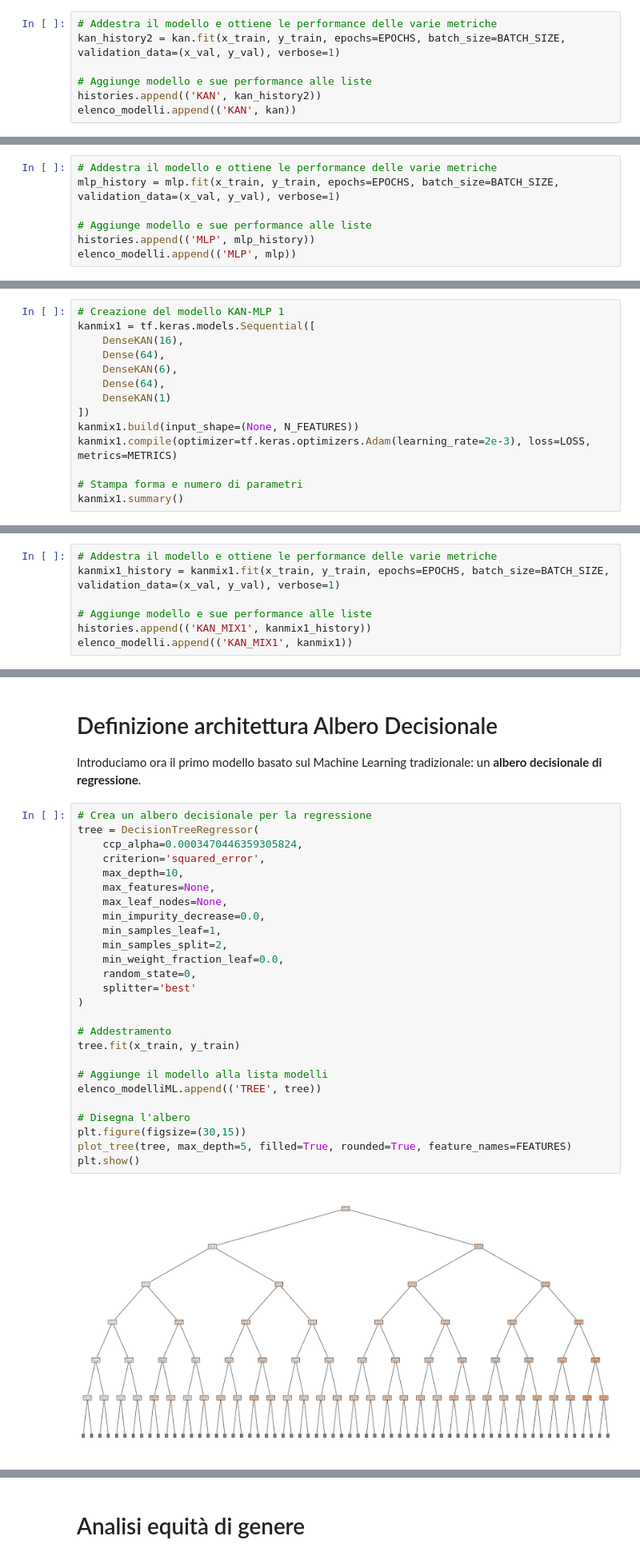
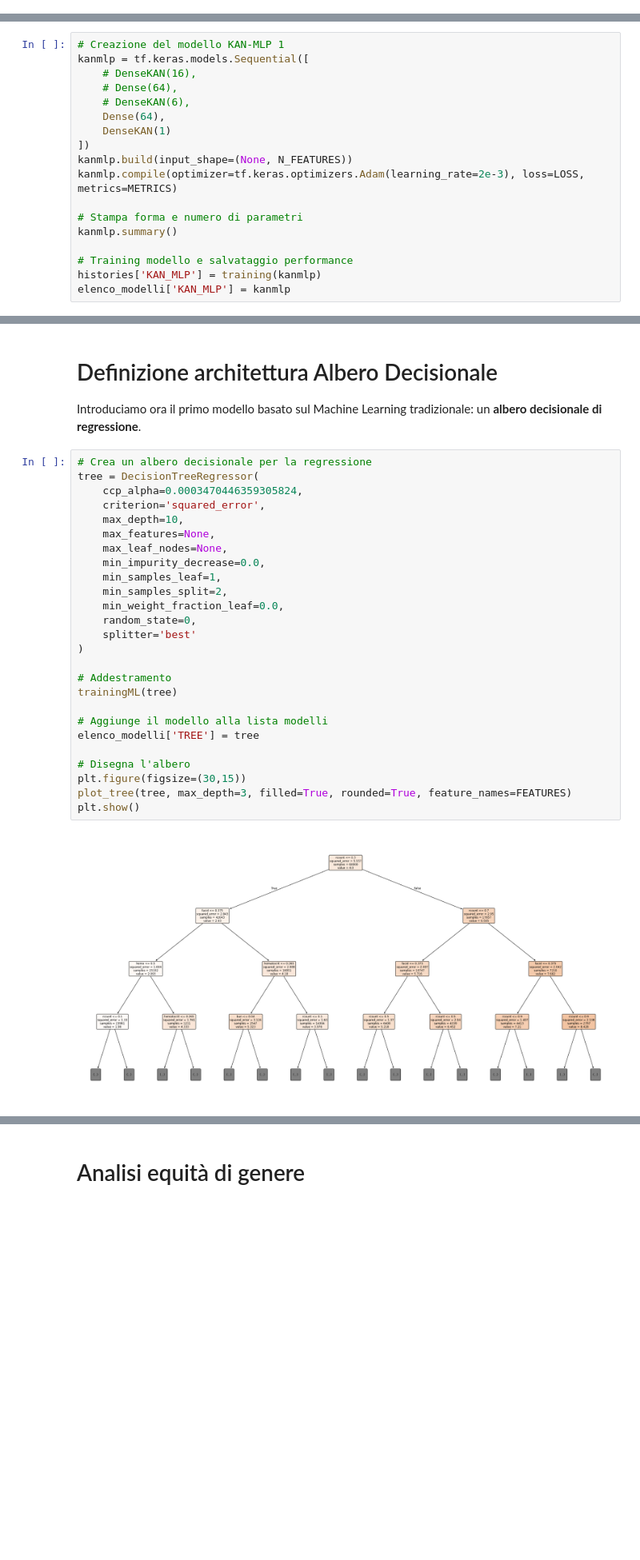
Before and after one commit to Church-17/YesWeKAN, a Jupyter notebook: dataset+equità algoritmica.ipynb, the cells around one changed output, grey strips where cells are left out. Shown at 80% size. Cells and saved outputs as stored; diff of their text form; blank space fills up the shorter version.

```diff
--- a/dataset+equità algoritmica.ipynb
+++ b/dataset+equità algoritmica.ipynb
@@ -264,7 +298,0 @@ Ora addestriamo la kan:
-# %%
-# Addestra il modello e ottiene le performance delle varie metriche
-kan_history2 = kan.fit(x_train, y_train, epochs=EPOCHS, batch_size=BATCH_SIZE, validation_data=(x_val, y_val), verbose=1)
-
-# Aggiunge modello e sue performance alle liste
-histories.append(('KAN', kan_history2))
-elenco_modelli.append(('KAN', kan))
@@ -325,7 +347,0 @@ Addestriamo la MLP:
-# %%
-# Addestra il modello e ottiene le performance delle varie metriche
-mlp_history = mlp.fit(x_train, y_train, epochs=EPOCHS, batch_size=BATCH_SIZE, validation_data=(x_val, y_val), verbose=1)
-
-# Aggiunge modello e sue performance alle liste
-histories.append(('MLP', mlp_history))
-elenco_modelli.append(('MLP', mlp))
@@ -351,16 +349,20 @@ Epoch 50/50
 # Definizione architerrura KAN-MLP 1 (Livelli misti)
 # %%
 # Creazione del modello KAN-MLP 1
-kanmix1 = tf.keras.models.Sequential([
-    DenseKAN(16),
-    Dense(64),
-    DenseKAN(6),
+kanmlp = tf.keras.models.Sequential([
+    # DenseKAN(16),
+    # Dense(64),
+    # DenseKAN(6),
     Dense(64),
     DenseKAN(1)
 ])
-kanmix1.build(input_shape=(None, N_FEATURES))
-kanmix1.compile(optimizer=tf.keras.optimizers.Adam(learning_rate=2e-3), loss=LOSS, metrics=METRICS)
+kanmlp.build(input_shape=(None, N_FEATURES))
+kanmlp.compile(optimizer=tf.keras.optimizers.Adam(learning_rate=2e-3), loss=LOSS, metrics=METRICS)
 
 # Stampa forma e numero di parametri
-kanmix1.summary()
+kanmlp.summary()
+
+# Training modello e salvataggio performance
+histories['KAN_MLP'] = training(kanmlp)
+elenco_modelli['KAN_MLP'] = kanmlp
 # %% [output]
@@ -386,7 +396,0 @@ Addestriamo ora la rete:
-# %%
-# Addestra il modello e ottiene le performance delle varie metriche
-kanmix1_history = kanmix1.fit(x_train, y_train, epochs=EPOCHS, batch_size=BATCH_SIZE, validation_data=(x_val, y_val), verbose=1)
-
-# Aggiunge modello e sue performance alle liste
-histories.append(('KAN_MIX1', kanmix1_history))
-elenco_modelli.append(('KAN_MIX1', kanmix1))
@@ -414,31 +400,31 @@ Introduciamo ora il primo modello basato sul Machine Learning tradizionale: un *
 # %%
 # Crea un albero decisionale per la regressione
 tree = DecisionTreeRegressor(
     ccp_alpha=0.0003470446359305824,
     criterion='squared_error',
     max_depth=10,
     max_features=None,
     max_leaf_nodes=None,
     min_impurity_decrease=0.0,
     min_samples_leaf=1,
     min_samples_split=2,
     min_weight_fraction_leaf=0.0,
     random_state=0,
     splitter='best'
 )
 
 # Addestramento
-tree.fit(x_train, y_train)
+trainingML(tree)
 
 # Aggiunge il modello alla lista modelli
-elenco_modelliML.append(('TREE', tree))
+elenco_modelli['TREE'] = tree
 
 # Disegna l'albero
 plt.figure(figsize=(30,15))
-plot_tree(tree, max_depth=5, filled=True, rounded=True, feature_names=FEATURES)
+plot_tree(tree, max_depth=3, filled=True, rounded=True, feature_names=FEATURES)
 plt.show()
 # %% [output]
-[figure, old version]
+[figure, new version]
 # %% [markdown]
 # Definizione architettura Random Forest
 Come secondo approccio di Machine Learning tradizionale introduciamo una **Random Forest** di regressione; rispetto all'albero ci aspettiamo prestazioni migliori ma il prezzo da pagare (come spesso accade) sarà una minore trasparenza.
```
Also changed, not shown: parts of 26 cells of this notebook, 6 other files.
